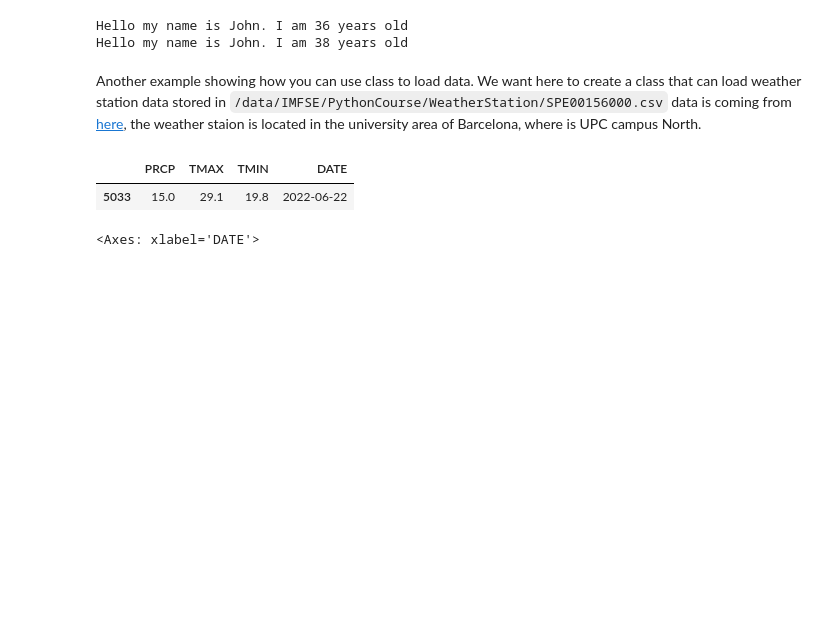
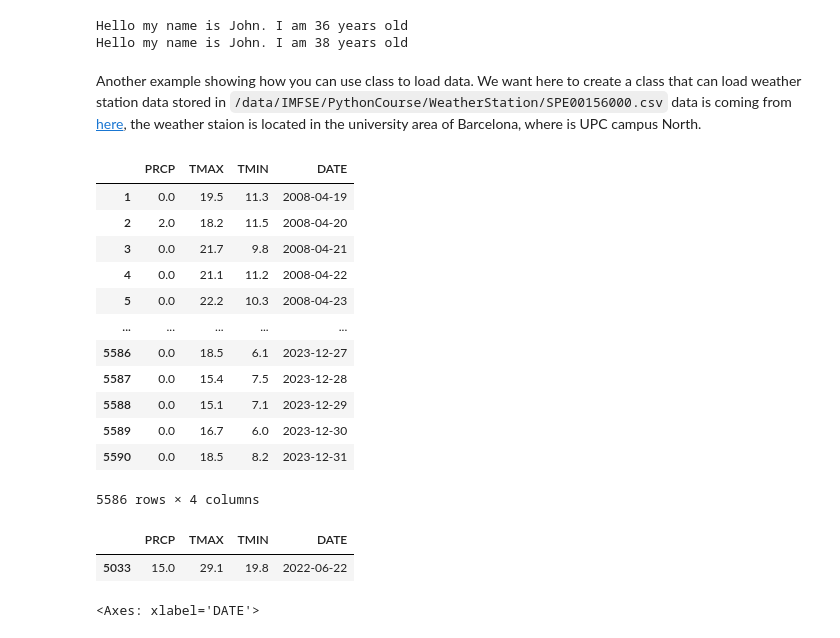
Before and after one commit to thili-wasu/python-intro-course, a Jupyter notebook: 02-functionAndClass.ipynb, the cells around one changed output. Drawn from its saved outputs; the diff is of its cells as text; code cells hidden in the pictures; blank space fills up the shorter version.

```diff
--- a/02-functionAndClass.ipynb
+++ b/02-functionAndClass.ipynb
@@ -87,6 +87,22 @@ class WeatherStation:
 
     def extract(self,day):
         return self.df[self.df['DATE']==day]
+# %%
+bcnWs.df
+# %% [output]
+|  | PRCP | TMAX | TMIN | DATE |
+| 1 | 0.0 | 19.5 | 11.3 | 2008-04-19 |
+| 2 | 2.0 | 18.2 | 11.5 | 2008-04-20 |
+| 3 | 0.0 | 21.7 | 9.8 | 2008-04-21 |
+| 4 | 0.0 | 21.1 | 11.2 | 2008-04-22 |
+| 5 | 0.0 | 22.2 | 10.3 | 2008-04-23 |
+| ... | ... | ... | ... | ... |
+| 5586 | 0.0 | 18.5 | 6.1 | 2023-12-27 |
+| 5587 | 0.0 | 15.4 | 7.5 | 2023-12-28 |
+| 5588 | 0.0 | 15.1 | 7.1 | 2023-12-29 |
+| 5589 | 0.0 | 16.7 | 6.0 | 2023-12-30 |
+| 5590 | 0.0 | 18.5 | 8.2 | 2023-12-31 |
+5586 rows × 4 columns
 # %%
 filename = '/data/IMFSE/PythonCourse/WeatherStation/SPE00156000.csv'
 bcnWs = WeatherStation(filename)
```
Also changed, not shown: 18 other files.
